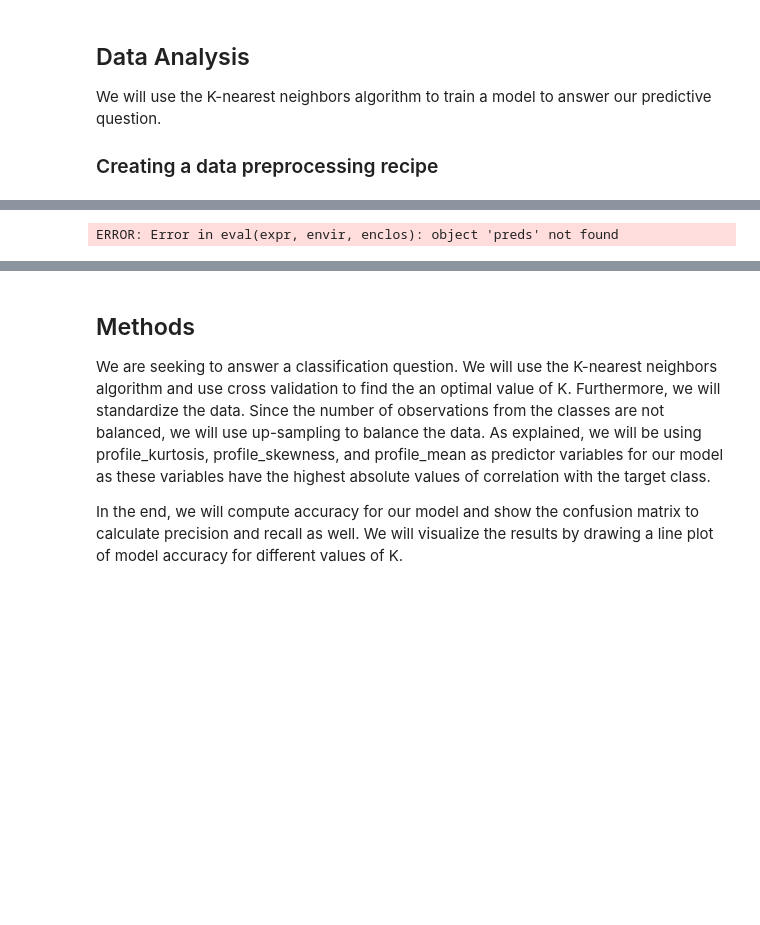
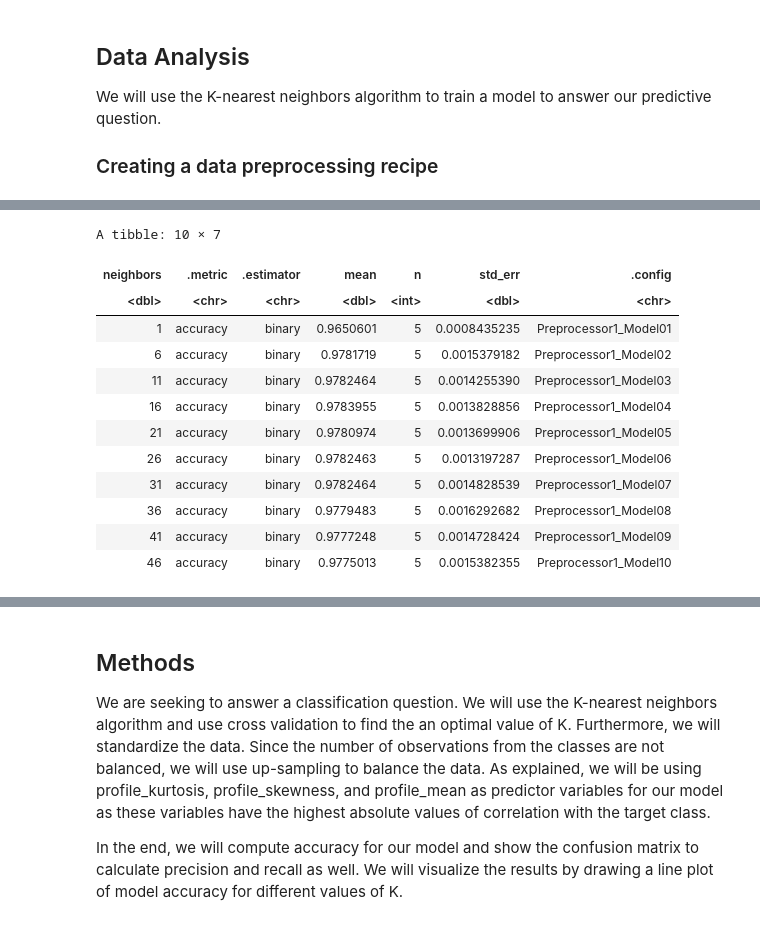
Before and after one commit to sinamhdv/UBC-DSCI-100-project, a Jupyter notebook: project-proposal.ipynb, the cells around one changed output, grey strips where cells are left out. Drawn from its saved outputs; the diff is of its cells as text; code cells hidden in the pictures; blank space fills up the shorter version.

Commit message:
Removed unnecessary parts of modelling code

```diff
--- a/project-proposal.ipynb
+++ b/project-proposal.ipynb
@@ -159,5 +157,6 @@ We will use the K-nearest neighbors algorithm to train a model to answer our pre
 # %%
 pulsar_recipe <- recipe(class ~ profile_kurtosis + profile_skewness + profile_mean, data = pulsar_train) |>
     step_scale(all_predictors()) |>
-    step_center(all_predictors()) |>
-    step_upsample(class, over_ratio = 1, skip = FALSE)
+    step_center(all_predictors())
+
+pulsar_recipe
@@ -170,33 +182,30 @@ knn_spec_tune <- nearest_neighbor(weight_func = "rectangular", neighbors = tune(
     set_engine("kknn") |>
     set_mode("classification")
 # %%
-# tuning_metrics <- workflow() |>
-#     add_recipe(pulsar_recipe) |>
-#     add_model(knn_spec_tune) |>
-#     tune_grid(resamples = pulsar_vfold, grid = k_values) |>
-#     collect_metrics()
+tuning_metrics <- workflow() |>
+    add_recipe(pulsar_recipe) |>
+    add_model(knn_spec_tune) |>
+    tune_grid(resamples = pulsar_vfold, grid = k_values) |>
+    collect_metrics()
 
-# tuning_accuracies <- tuning_metrics |>
-#     filter(.metric == "accuracy")
+tuning_accuracies <- tuning_metrics |>
+    filter(.metric == "accuracy")
 
-# tuning_accuracies
-
-# TODO: fix error with step_upsample
-
-temp_spec <- nearest_neighbor(neighbors = 5, weight_func = "rectangular") |>
-    set_engine("kknn") |>
-    set_mode("classification")
-
-temp_model <- workflow() |>
-    add_recipe(pulsar_recipe) |>
-    add_model(temp_spec) |>
-    fit(data = pulsar_train)
-
-preds <- temp_model |> predict(pulsar_test)
-
-preds
+tuning_accuracies
 # %% [output]
-ERROR: Error in eval(expr, envir, enclos): object 'preds' not found
+A tibble: 10 × 7
+| neighbors | .metric | .estimator | mean | n | std_err | .config |
+| <dbl> | <chr> | <chr> | <dbl> | <int> | <dbl> | <chr> |
+| 1 | accuracy | binary | 0.9650601 | 5 | 0.0008435235 | Preprocessor1_Model01 |
+| 6 | accuracy | binary | 0.9781719 | 5 | 0.0015379182 | Preprocessor1_Model02 |
+| 11 | accuracy | binary | 0.9782464 | 5 | 0.0014255390 | Preprocessor1_Model03 |
+| 16 | accuracy | binary | 0.9783955 | 5 | 0.0013828856 | Preprocessor1_Model04 |
+| 21 | accuracy | binary | 0.9780974 | 5 | 0.0013699906 | Preprocessor1_Model05 |
+| 26 | accuracy | binary | 0.9782463 | 5 | 0.0013197287 | Preprocessor1_Model06 |
+| 31 | accuracy | binary | 0.9782464 | 5 | 0.0014828539 | Preprocessor1_Model07 |
+| 36 | accuracy | binary | 0.9779483 | 5 | 0.0016292682 | Preprocessor1_Model08 |
+| 41 | accuracy | binary | 0.9777248 | 5 | 0.0014728424 | Preprocessor1_Model09 |
+| 46 | accuracy | binary | 0.9775013 | 5 | 0.0015382355 | Preprocessor1_Model10 |
 # %%
 knn_plot <- ggplot(tuning_accuracies, aes(x = neighbors, y = mean)) +
     geom_point() +
```
Also changed, not shown: parts of 5 cells of this notebook.
